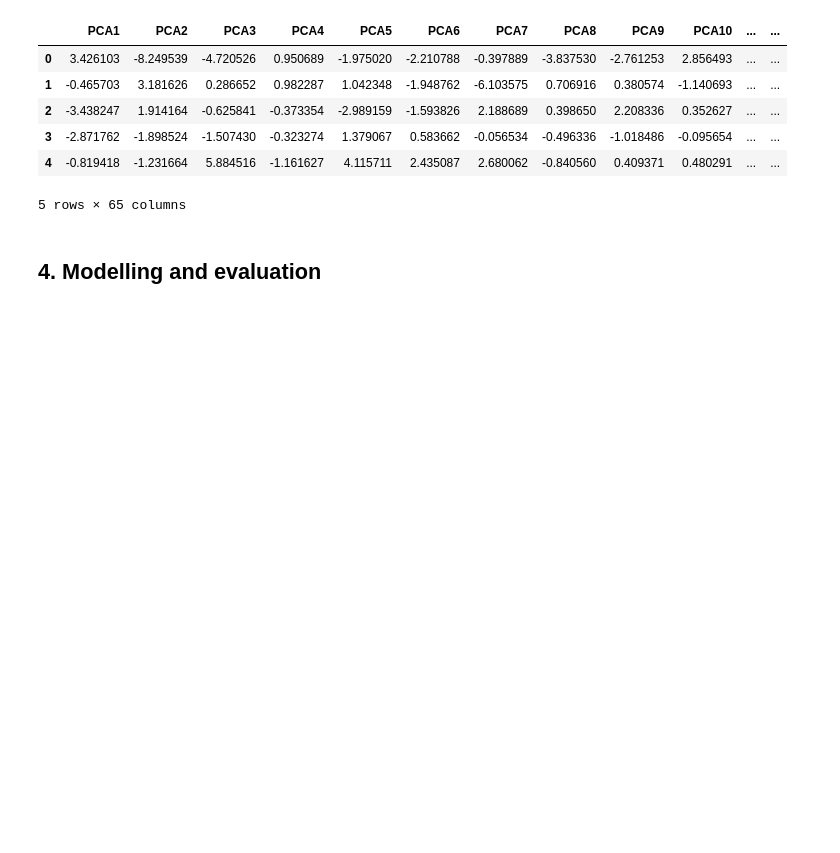
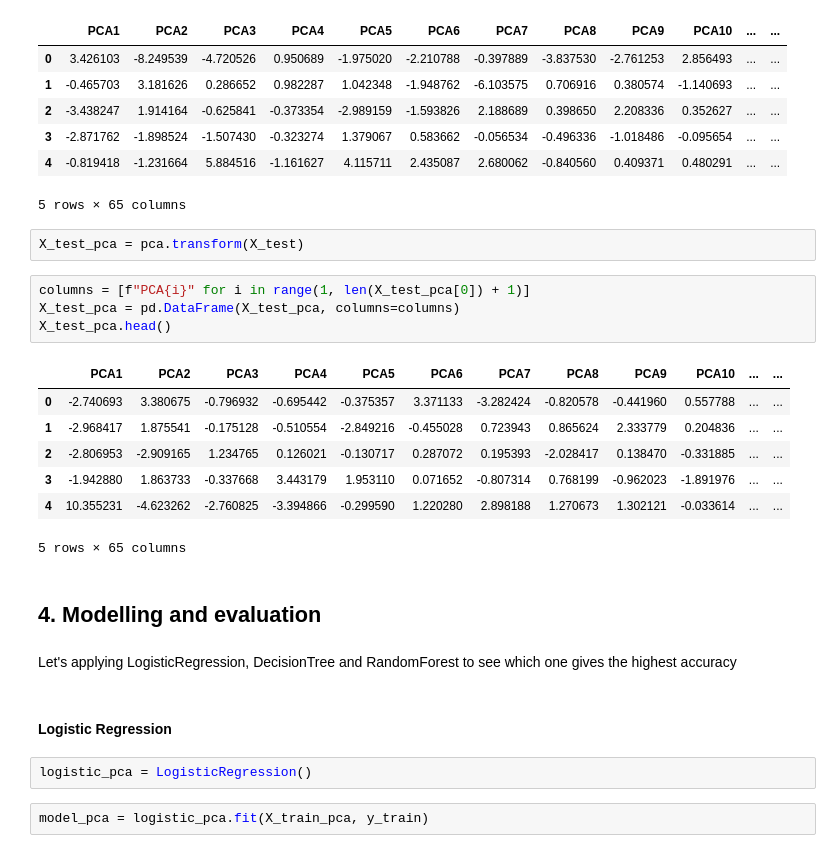
Before and after one commit to jawad360/epgp-course-casestudy-telecom-churn, a Jupyter notebook: submission.ipynb, the cells around one changed output. Drawn from its saved outputs; the diff is of its cells as text; blank space fills up the shorter version.

```diff
--- a/submission.ipynb
+++ b/submission.ipynb
@@ -475,5 +482,27 @@ X_train_pca.head()
 | 3 | -2.871762 | -1.898524 | -1.507430 | -0.323274 | 1.379067 | 0.583662 | -0.056534 | -0.496336 | -1.018486 | -0.095654 | ... | ... |
 | 4 | -0.819418 | -1.231664 | 5.884516 | -1.161627 | 4.115711 | 2.435087 | 2.680062 | -0.840560 | 0.409371 | 0.480291 | ... | ... |
 5 rows × 65 columns
+# %%
+X_test_pca = pca.transform(X_test)
+# %%
+columns = [f"PCA{i}" for i in range(1, len(X_test_pca[0]) + 1)]
+X_test_pca = pd.DataFrame(X_test_pca, columns=columns)
+X_test_pca.head()
+# %% [output]
+|  | PCA1 | PCA2 | PCA3 | PCA4 | PCA5 | PCA6 | PCA7 | PCA8 | PCA9 | PCA10 | ... | ... |
+| 0 | -2.740693 | 3.380675 | -0.796932 | -0.695442 | -0.375357 | 3.371133 | -3.282424 | -0.820578 | -0.441960 | 0.557788 | ... | ... |
+| 1 | -2.968417 | 1.875541 | -0.175128 | -0.510554 | -2.849216 | -0.455028 | 0.723943 | 0.865624 | 2.333779 | 0.204836 | ... | ... |
+| 2 | -2.806953 | -2.909165 | 1.234765 | 0.126021 | -0.130717 | 0.287072 | 0.195393 | -2.028417 | 0.138470 | -0.331885 | ... | ... |
+| 3 | -1.942880 | 1.863733 | -0.337668 | 3.443179 | 1.953110 | 0.071652 | -0.807314 | 0.768199 | -0.962023 | -1.891976 | ... | ... |
+| 4 | 10.355231 | -4.623262 | -2.760825 | -3.394866 | -0.299590 | 1.220280 | 2.898188 | 1.270673 | 1.302121 | -0.033614 | ... | ... |
+5 rows × 65 columns
 # %% [markdown]
 ## 4. Modelling and evaluation
+# %% [markdown]
+Let's applying LogisticRegression, DecisionTree and RandomForest to see which one gives the highest accuracy
+# %% [markdown]
+#### Logistic Regression
+# %%
+logistic_pca = LogisticRegression()
+# %%
+model_pca = logistic_pca.fit(X_train_pca, y_train)
```
Also changed, not shown: parts of 56 cells of this notebook.
